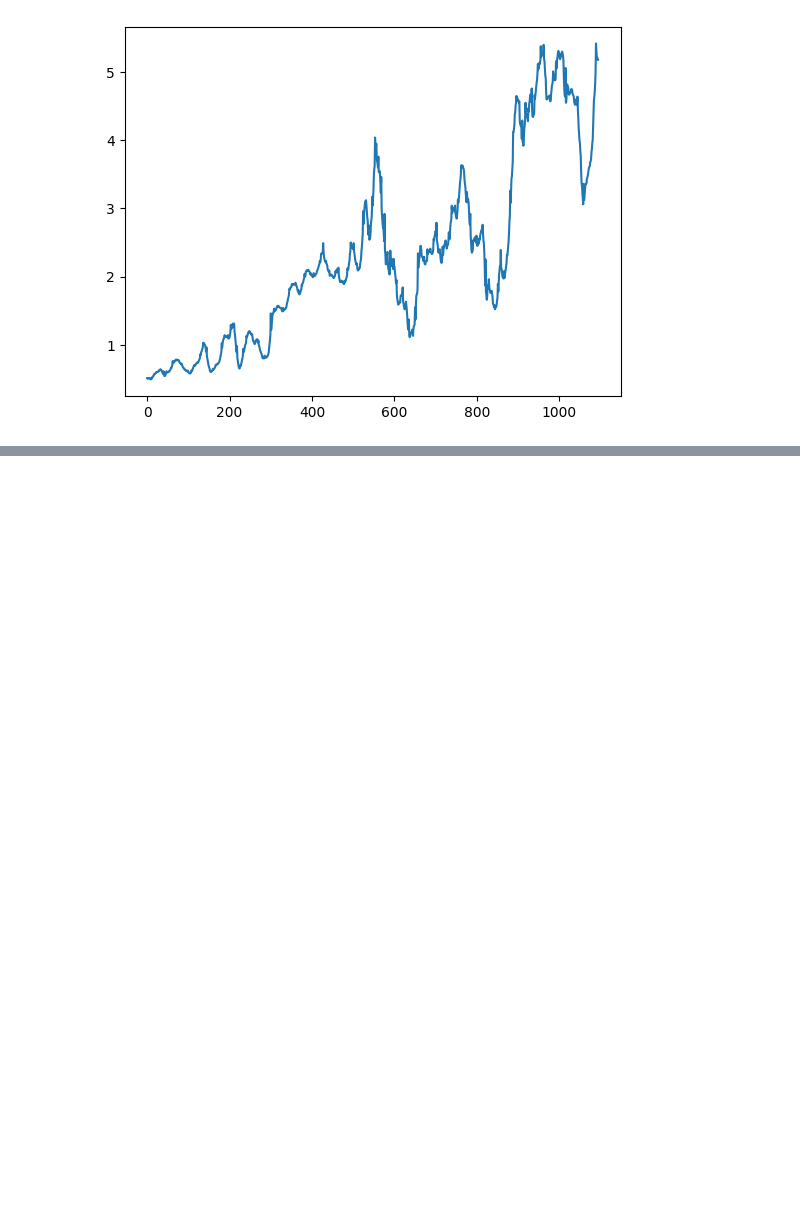
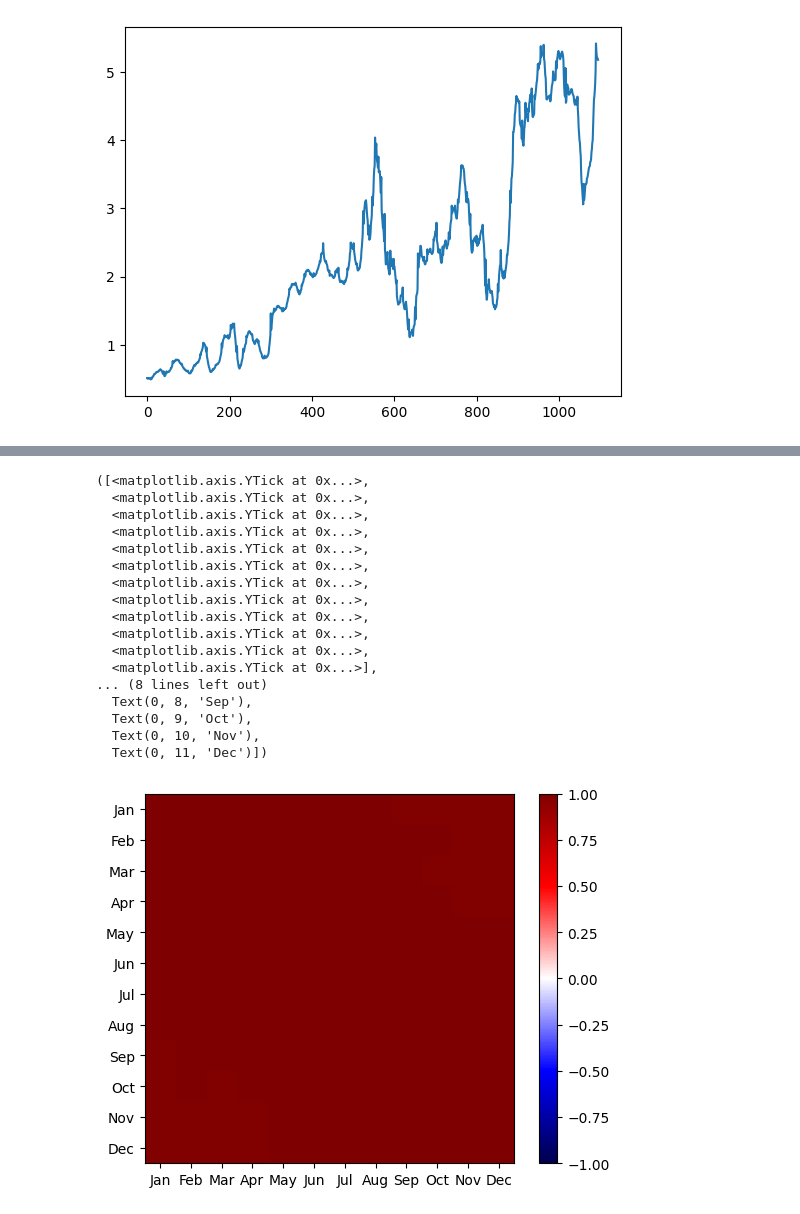
Before and after one commit to aintproud/analitic, a Jupyter notebook: 1.ipynb, the cells around one changed output, grey strips where cells are left out. Cells and saved outputs as stored; diff of their text form; code cells hidden in the pictures; blank space fills up the shorter version.

```diff
--- a/1.ipynb
+++ b/1.ipynb
@@ -151,0 +110,6 @@ dates.head()
+# %%
+year_day_mean=smp500.groupby(level=[0,1]).mean()
+tmpmn=year_day_mean['High']
+mon_mean=tmpmn.unstack()
+mon_mean.columns=['Jan','Feb','Mar','Apr','May','Jun','Jul','Aug','Sep','Oct','Nov','Dec']
+mon_mean.head()
@@ -151,0 +124,3 @@ dates.head()
+# %%
+corr=mon_mean.corr()
+corr
@@ -151,0 +141,25 @@ dates.head()
+# %%
+import matplotlib.pyplot as plt
+plt.imshow(corr,cmap='seismic',interpolation='none',vmin=-1,vmax=1)
+plt.colorbar()
+plt.xticks(range(len(corr)),corr.columns)
+plt.yticks(range(len(corr)),corr.columns)
+# %% [output]
+([<matplotlib.axis.YTick at 0x...>,
+  <matplotlib.axis.YTick at 0x...>,
+  <matplotlib.axis.YTick at 0x...>,
+  <matplotlib.axis.YTick at 0x...>,
+  <matplotlib.axis.YTick at 0x...>,
+  <matplotlib.axis.YTick at 0x...>,
+  <matplotlib.axis.YTick at 0x...>,
+  <matplotlib.axis.YTick at 0x...>,
+  <matplotlib.axis.YTick at 0x...>,
+  <matplotlib.axis.YTick at 0x...>,
+  <matplotlib.axis.YTick at 0x...>,
+  <matplotlib.axis.YTick at 0x...>],
+... (8 lines left out)
+  Text(0, 8, 'Sep'),
+  Text(0, 9, 'Oct'),
+  Text(0, 10, 'Nov'),
+  Text(0, 11, 'Dec')])
+[figure, added]
```
Also changed, not shown: parts of 10 cells of this notebook.
